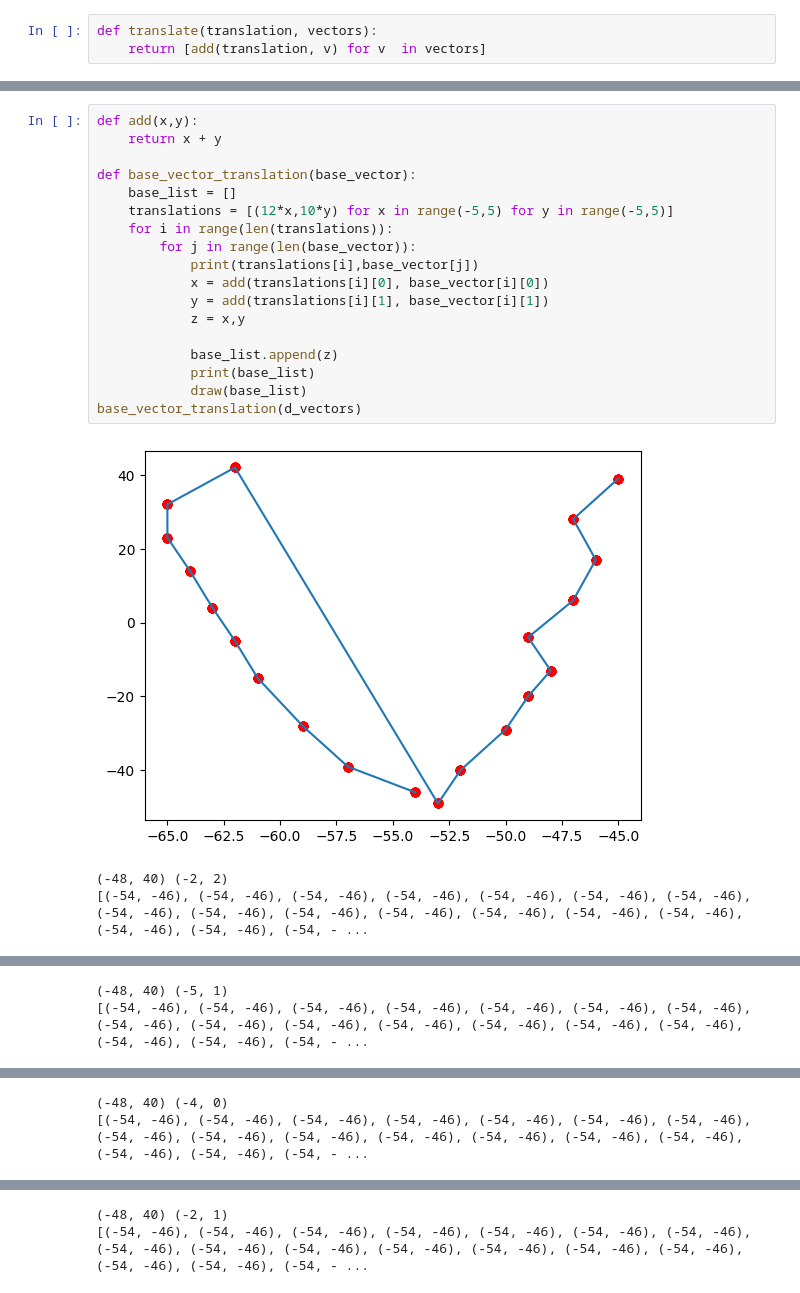
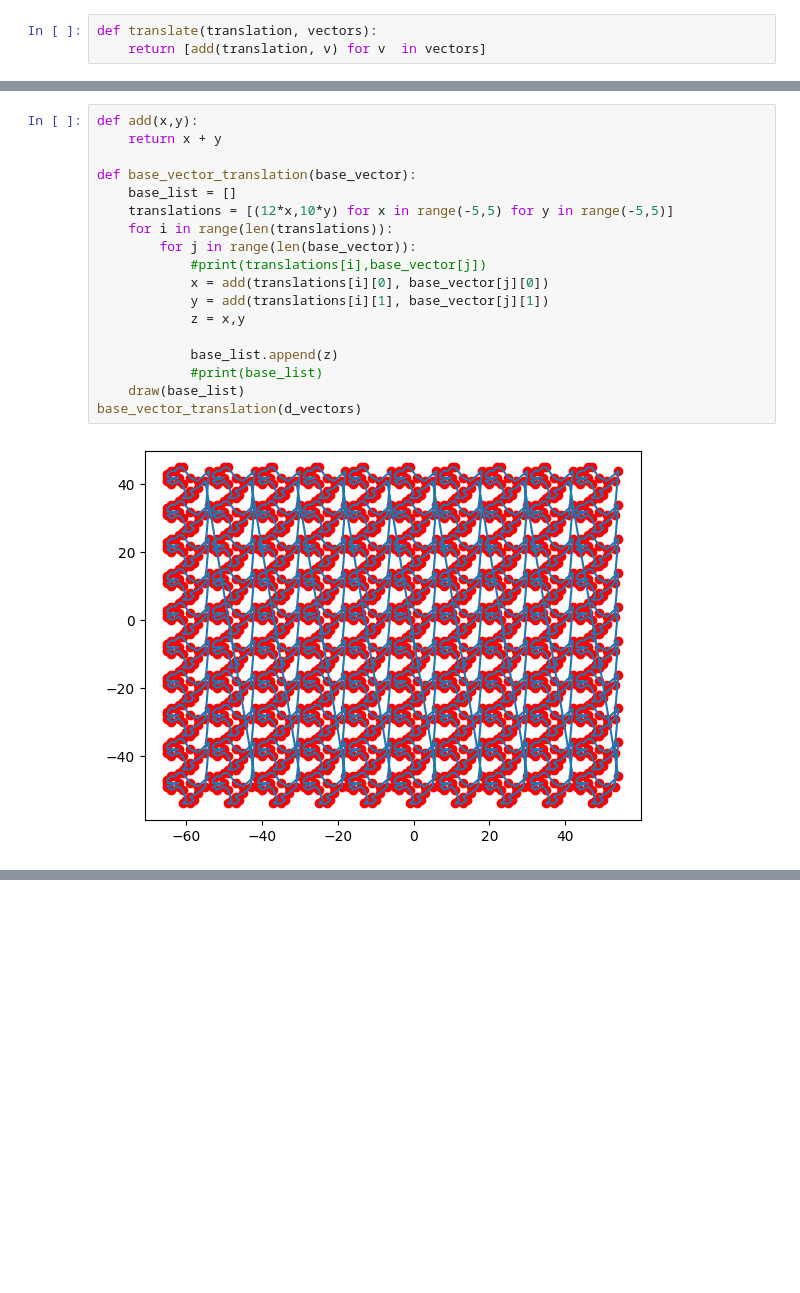
Before and after one commit to hermann-wenninger/open_cv_tutorial, a Jupyter notebook: vectors/vector.ipynb, the cells around one changed output, grey strips where cells are left out. Cells and saved outputs as stored; diff of their text form; blank space fills up the shorter version.

```diff
--- a/vectors/vector.ipynb
+++ b/vectors/vector.ipynb
@@ -34,22 +32,20 @@ draw(d_vectors)
 # %%
 def add(x,y):
     return x + y
 
 def base_vector_translation(base_vector):
     base_list = []
     translations = [(12*x,10*y) for x in range(-5,5) for y in range(-5,5)]
     for i in range(len(translations)):
         for j in range(len(base_vector)):
-            print(translations[i],base_vector[j])
-            x = add(translations[i][0], base_vector[i][0])
-            y = add(translations[i][1], base_vector[i][1])
+            #print(translations[i],base_vector[j])
+            x = add(translations[i][0], base_vector[j][0])
+            y = add(translations[i][1], base_vector[j][1])
             z = x,y
 
             base_list.append(z)
-            print(base_list)
-            draw(base_list)
+            #print(base_list)
+    draw(base_list)
 base_vector_translation(d_vectors)
 # %% [output]
-[figure, old version]
+[figure, new version]
-(-48, 40) (-2, 2)
-[(-54, -46), (-54, -46), (-54, -46), (-54, -46), (-54, -46), (-54, -46), (-54, -46), (-54, -46), (-54, -46), (-54, -46), (-54, -46), (-54, -46), (-54, -46), (-54, -46), (-54, -46), (-54, -46), (-54, - ...
@@ -57,2 +51,0 @@ base_vector_translation(d_vectors)
-(-48, 40) (-5, 1)
-[(-54, -46), (-54, -46), (-54, -46), (-54, -46), (-54, -46), (-54, -46), (-54, -46), (-54, -46), (-54, -46), (-54, -46), (-54, -46), (-54, -46), (-54, -46), (-54, -46), (-54, -46), (-54, -46), (-54, - ...
@@ -60,2 +51,0 @@ base_vector_translation(d_vectors)
-(-48, 40) (-4, 0)
-[(-54, -46), (-54, -46), (-54, -46), (-54, -46), (-54, -46), (-54, -46), (-54, -46), (-54, -46), (-54, -46), (-54, -46), (-54, -46), (-54, -46), (-54, -46), (-54, -46), (-54, -46), (-54, -46), (-54, - ...
@@ -63,2 +51,0 @@ base_vector_translation(d_vectors)
-(-48, 40) (-2, 1)
-[(-54, -46), (-54, -46), (-54, -46), (-54, -46), (-54, -46), (-54, -46), (-54, -46), (-54, -46), (-54, -46), (-54, -46), (-54, -46), (-54, -46), (-54, -46), (-54, -46), (-54, -46), (-54, -46), (-54, - ...
```
Also changed, not shown: parts of 2 cells of this notebook.
